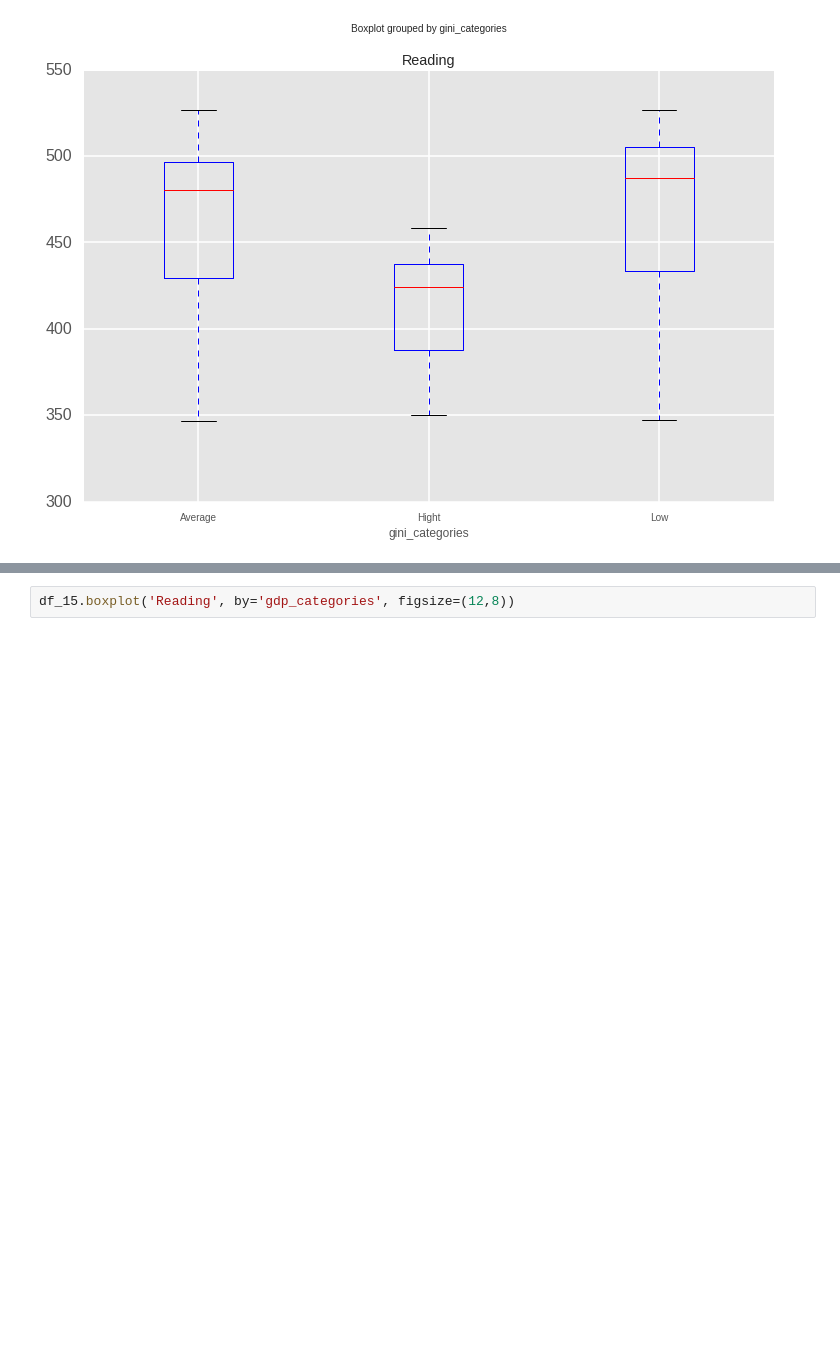
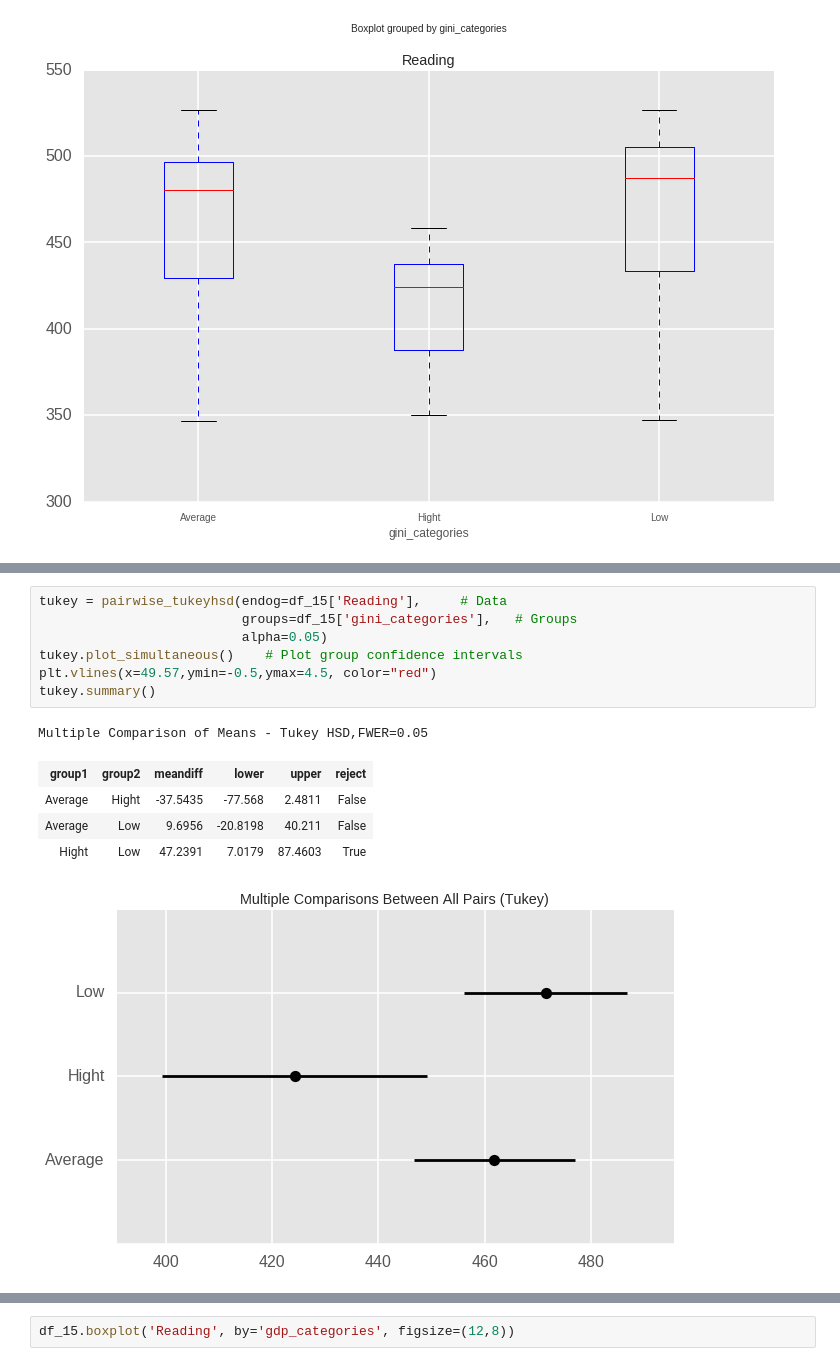
Before and after one commit to friackazoid/GenGini, a Jupyter notebook: ANOVA_15.ipynb, the cells around one changed output, grey strips where cells are left out. Saved outputs shown, nothing was run; the diff lists cells and outputs as text; blank space fills up the shorter version.

```diff
--- a/ANOVA_15.ipynb
+++ b/ANOVA_15.ipynb
@@ -146,0 +235,14 @@ Residual         162633.244522  68       NaN      NaN
+# %%
+tukey = pairwise_tukeyhsd(endog=df_15['Reading'],     # Data
+                          groups=df_15['gini_categories'],   # Groups
+                          alpha=0.05)
+tukey.plot_simultaneous()    # Plot group confidence intervals
+plt.vlines(x=49.57,ymin=-0.5,ymax=4.5, color="red")
+tukey.summary()
+# %% [output]
+Multiple Comparison of Means - Tukey HSD,FWER=0.05
+| group1 | group2 | meandiff | lower | upper | reject |
+| Average | Hight | -37.5435 | -77.568 | 2.4811 | False |
+| Average | Low | 9.6956 | -20.8198 | 40.211 | False |
+| Hight | Low | 47.2391 | 7.0179 | 87.4603 | True |
+[figure, added]
```
Also changed, not shown: parts of 14 cells of this notebook, 3 other files.
